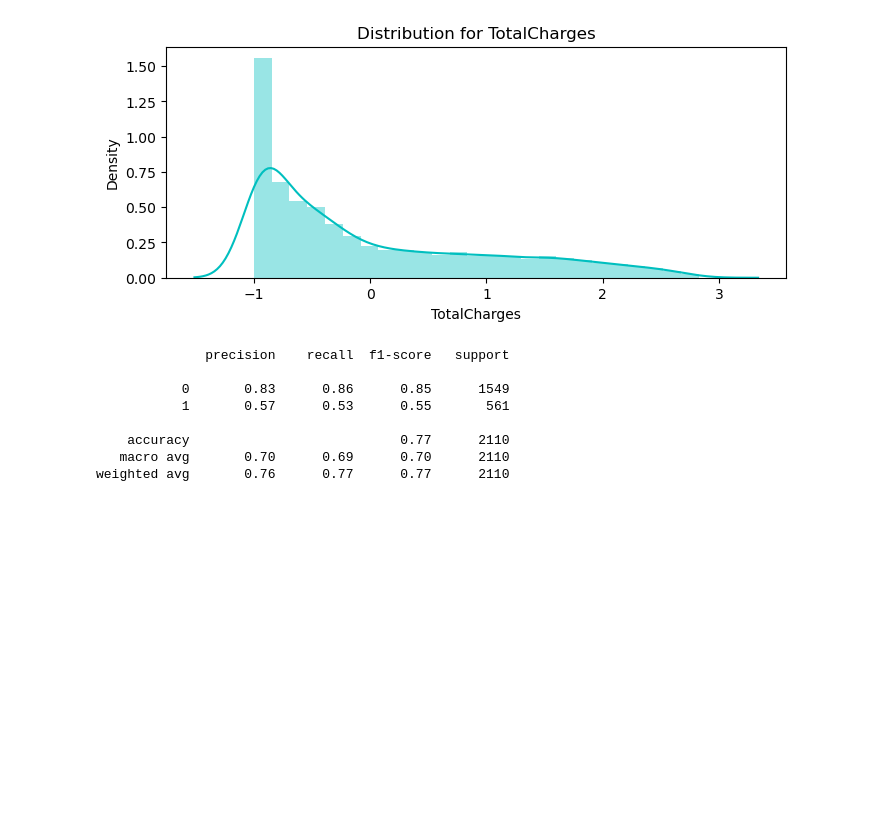
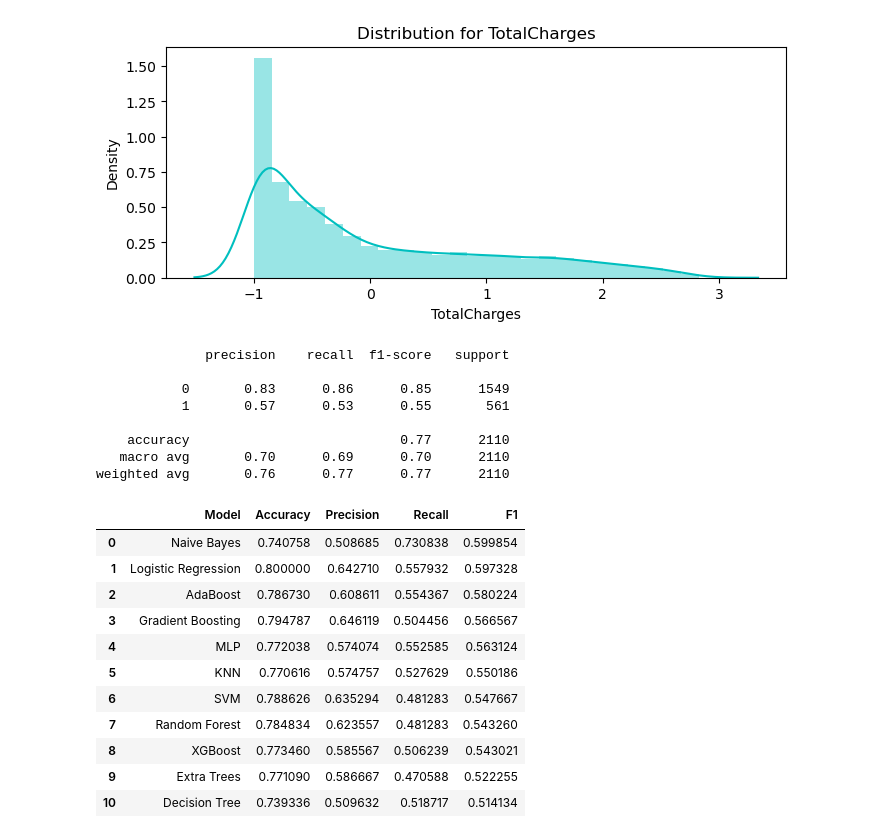
Before and after one commit to jasonqiu0/Telco-Churn, a Jupyter notebook: main.ipynb, the cells around one changed output. Cells and saved outputs as stored; diff of their text form; code cells hidden in the pictures; blank space fills up the shorter version.

```diff
--- a/main.ipynb
+++ b/main.ipynb
@@ -251,3 +251,45 @@ print(classification_report(y_test, pred))
     accuracy                           0.77      2110
    macro avg       0.70      0.69      0.70      2110
 weighted avg       0.76      0.77      0.77      2110
+# %%
+models = {
+    "Logistic Regression": LogisticRegression(max_iter=1000),
+    "KNN":                  KNeighborsClassifier(n_neighbors=11),
+    "SVM":                  SVC(),
+    "Naive Bayes":          GaussianNB(),
+    "Decision Tree":        DecisionTreeClassifier(random_state=42),
+    "Random Forest":        RandomForestClassifier(random_state=42),
+    "Extra Trees":          ExtraTreesClassifier(random_state=42),
+    "AdaBoost":             AdaBoostClassifier(random_state=42),
+    "Gradient Boosting":    GradientBoostingClassifier(random_state=42),
+    "XGBoost":              XGBClassifier(eval_metric='logloss', random_state=42),
+    "MLP":                  MLPClassifier(max_iter=500, random_state=42),
+}
+
+results = []
+for name, model in models.items():
+    model.fit(X_train, y_train)
+    pred = model.predict(X_test)
+    results.append({
+        "Model":     name,
+        "Accuracy":  accuracy_score(y_test, pred),
+        "Precision": precision_score(y_test, pred),
+        "Recall":    recall_score(y_test, pred),
+        "F1":        f1_score(y_test, pred),
+    })
+
+results_df = pd.DataFrame(results).sort_values("F1", ascending=False).reset_index(drop=True)
+results_df.style.background_gradient(cmap='Greens')
+# %% [output]
+|  | Model | Accuracy | Precision | Recall | F1 |
+| 0 | Naive Bayes | 0.740758 | 0.508685 | 0.730838 | 0.599854 |
+| 1 | Logistic Regression | 0.800000 | 0.642710 | 0.557932 | 0.597328 |
+| 2 | AdaBoost | 0.786730 | 0.608611 | 0.554367 | 0.580224 |
+| 3 | Gradient Boosting | 0.794787 | 0.646119 | 0.504456 | 0.566567 |
+| 4 | MLP | 0.772038 | 0.574074 | 0.552585 | 0.563124 |
+| 5 | KNN | 0.770616 | 0.574757 | 0.527629 | 0.550186 |
+| 6 | SVM | 0.788626 | 0.635294 | 0.481283 | 0.547667 |
+| 7 | Random Forest | 0.784834 | 0.623557 | 0.481283 | 0.543260 |
+| 8 | XGBoost | 0.773460 | 0.585567 | 0.506239 | 0.543021 |
+| 9 | Extra Trees | 0.771090 | 0.586667 | 0.470588 | 0.522255 |
+| 10 | Decision Tree | 0.739336 | 0.509632 | 0.518717 | 0.514134 |
```
Also changed, not shown: parts of 3 cells of this notebook, 1 other file.
